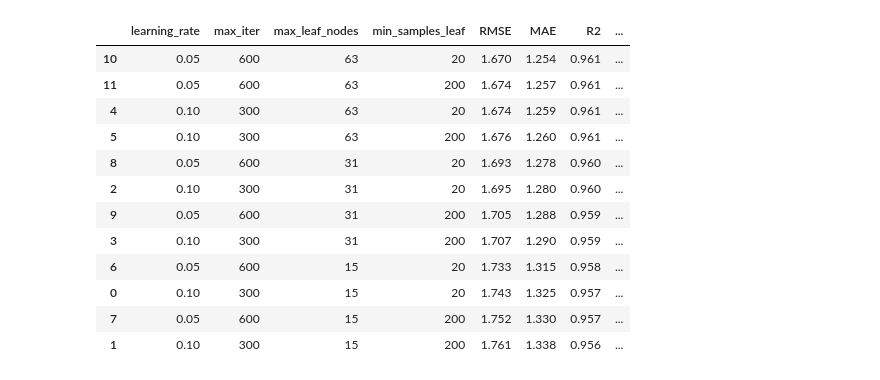
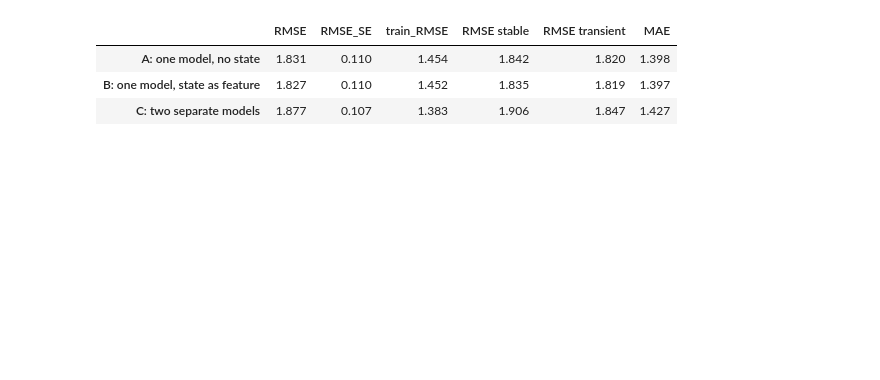
Before and after one commit to fedoandreea/machinelearningproject, a Jupyter notebook: notebooks/task3_case2.ipynb, the cells around one changed output. Drawn from its saved outputs; the diff is of its cells as text; code cells hidden in the pictures; blank space fills up the shorter version.

```diff
--- a/notebooks/task3_case2.ipynb
+++ b/notebooks/task3_case2.ipynb
@@ -534,11 +583,12 @@ Cumulative explained variance: [0.675 0.8   0.909 0.988 0.998 1.    1.    1.   ]
 # %%
-pca_results = {}
-for number_of_components in range(1, len(pca_features) + 1):
-    predictions = out_of_fold_predictions(make_boosting(pca_components=number_of_components),
-                                          pca_features, split_by_state=use_separate_models)
-    pca_results[number_of_components] = cv_summary(predictions)
+single_additions = feature_results_table.loc[["+ " + extra for extra in extra_features], "RMSE"].sort_values()
+candidates_simplest_first = ["case 1 features"] + list(single_additions.index) + \
+    (["combined"] if "combined" in feature_results_table.index else [])
+chosen_name, best_name, threshold = one_standard_error_choice(feature_results_table, candidates_simplest_first)
 
-pca_results_table = pd.DataFrame(pca_results).T
-pca_results_table.index.name = "k (components)"
-pca_results_table.round(3)
+print(f"Lowest CV RMSE: {best_name} ({feature_results_table.loc[best_name, 'RMSE']:.3f}), "
+      f"one-SE threshold = {threshold:.3f}")
+print("Chosen by the one-standard-error rule:", chosen_name)
+selected_features = feature_sets[chosen_name]
+print("Selected features:", selected_features)
 # %% [output]
@@ -586,21 +613,23 @@ Each combination is scored with the same leave-one-pump-out CV. The test set is
 # %%
-hyperparameter_grid = [
-    dict(learning_rate=learning_rate, max_iter=max_iter, max_leaf_nodes=max_leaf_nodes,
-         min_samples_leaf=min_samples_leaf)
-    for learning_rate, max_iter in [(0.1, 300), (0.05, 600)]
-    for max_leaf_nodes in [15, 31, 63]
-    for min_samples_leaf in [20, 200]
-]
+features_without_state = [name for name in selected_features if name != "is_transient"]
+features_with_state = features_without_state + ["is_transient"]
 
-tuning_results = []
-start_time = time.time()
-for hyperparameters in hyperparameter_grid:
-    predictions = out_of_fold_predictions(
-        make_boosting(pca_components=final_pca_components, **hyperparameters), final_features,
-        split_by_state=use_separate_models)
-    tuning_results.append({**hyperparameters, **cv_summary(predictions)})
-print(f"Tuning took {time.time() - start_time:.0f} seconds")
+state_versions = {
+    "A: one model, no state": out_of_fold_predictions(make_boosting(), features_without_state),
+    "B: one model, state as feature": out_of_fold_predictions(make_boosting(), features_with_state),
+    "C: two separate models": out_of_fold_predictions(make_boosting(), features_without_state,
+                                                      split_by_state=True),
+}
 
-tuning_table = pd.DataFrame(tuning_results).sort_values("RMSE")
-tuning_table.round(3)
+stable_rows = (cv_data["operating_state"] == "stable").to_numpy()
+state_results = {}
+for version_name, result in state_versions.items():
+    predictions = result[0]
+    state_results[version_name] = {
+        **cv_summary(result),
+        "RMSE stable": rmse(y_cv[stable_rows], predictions[stable_rows]),
+        "RMSE transient": rmse(y_cv[~stable_rows], predictions[~stable_rows]),
+    }
+state_results_table = pd.DataFrame(state_results).T
+state_results_table[["RMSE", "RMSE_SE", "train_RMSE", "RMSE stable", "RMSE transient", "MAE"]].round(3)
 # %% [output]
@@ -608,14 +636,5 @@ Tuning took 342 seconds
-|  | learning_rate | max_iter | max_leaf_nodes | min_samples_leaf | RMSE | MAE | R2 | ... |
-| 10 | 0.05 | 600 | 63 | 20 | 1.670 | 1.254 | 0.961 | ... |
-| 11 | 0.05 | 600 | 63 | 200 | 1.674 | 1.257 | 0.961 | ... |
-| 4 | 0.10 | 300 | 63 | 20 | 1.674 | 1.259 | 0.961 | ... |
-| 5 | 0.10 | 300 | 63 | 200 | 1.676 | 1.260 | 0.961 | ... |
-| 8 | 0.05 | 600 | 31 | 20 | 1.693 | 1.278 | 0.960 | ... |
-| 2 | 0.10 | 300 | 31 | 20 | 1.695 | 1.280 | 0.960 | ... |
-| 9 | 0.05 | 600 | 31 | 200 | 1.705 | 1.288 | 0.959 | ... |
-| 3 | 0.10 | 300 | 31 | 200 | 1.707 | 1.290 | 0.959 | ... |
-| 6 | 0.05 | 600 | 15 | 20 | 1.733 | 1.315 | 0.958 | ... |
-| 0 | 0.10 | 300 | 15 | 20 | 1.743 | 1.325 | 0.957 | ... |
-| 7 | 0.05 | 600 | 15 | 200 | 1.752 | 1.330 | 0.957 | ... |
-| 1 | 0.10 | 300 | 15 | 200 | 1.761 | 1.338 | 0.956 | ... |
+|  | RMSE | RMSE_SE | train_RMSE | RMSE stable | RMSE transient | MAE |
+| A: one model, no state | 1.831 | 0.110 | 1.454 | 1.842 | 1.820 | 1.398 |
+| B: one model, state as feature | 1.827 | 0.110 | 1.452 | 1.835 | 1.819 | 1.397 |
+| C: two separate models | 1.877 | 0.107 | 1.383 | 1.906 | 1.847 | 1.427 |
 # %%
```
Also changed, not shown: parts of 67 cells of this notebook, 3 other files.
